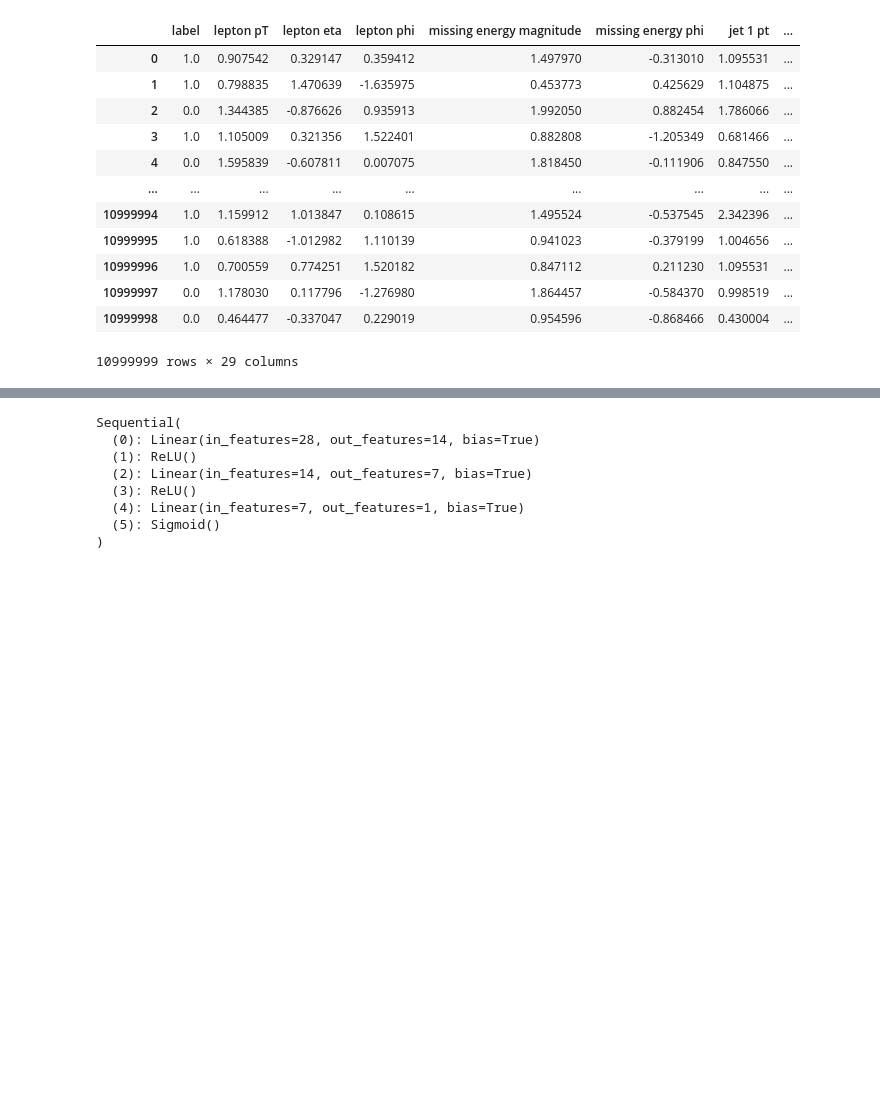
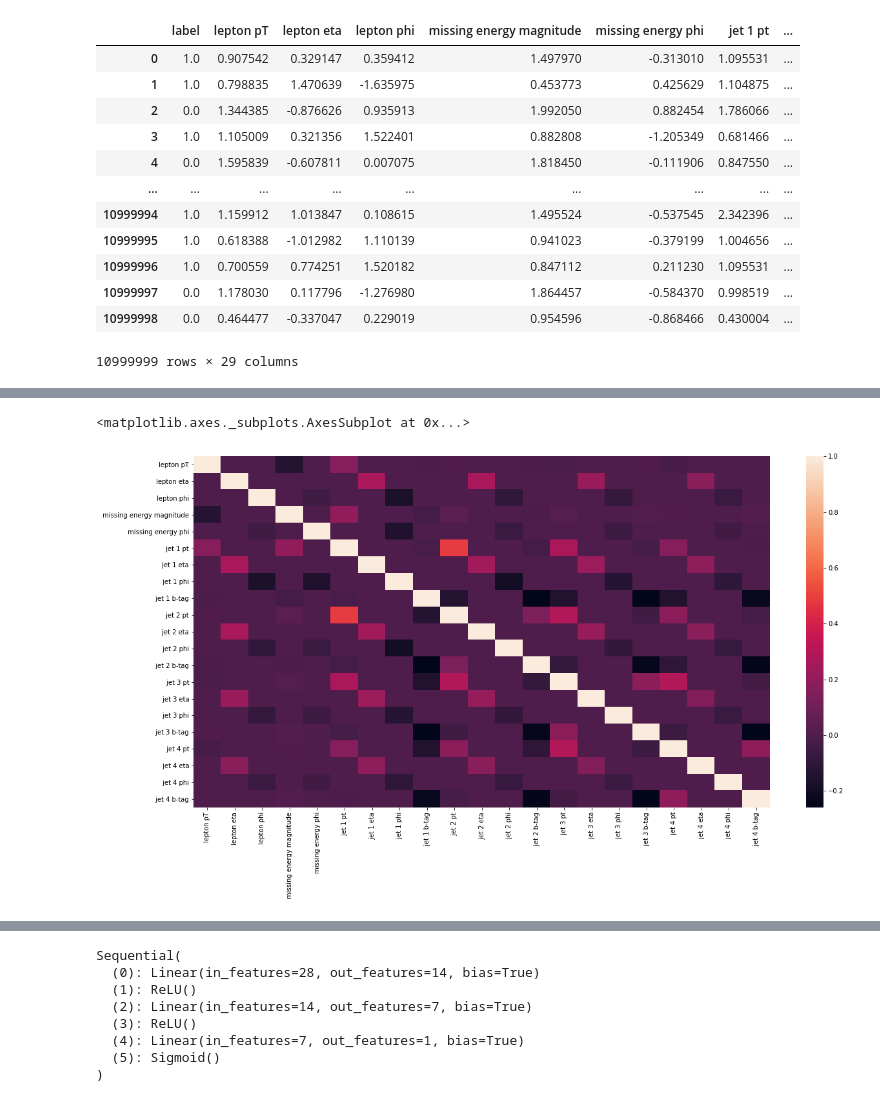
Before and after one commit to Yash-10/Higgs-Classification, a Jupyter notebook: HiggsClassification.ipynb, the cells around one changed output, grey strips where cells are left out. Drawn from its saved outputs; the diff is of its cells as text; code cells hidden in the pictures; blank space fills up the shorter version.

Commit message:
Added some plots

```diff
--- a/HiggsClassification.ipynb
+++ b/HiggsClassification.ipynb
@@ -69,3 +72,6 @@ data
 | 10999997 | 0.0 | 1.178030 | 0.117796 | -1.276980 | 1.864457 | -0.584370 | 0.998519 | ... |
 | 10999998 | 0.0 | 0.464477 | -0.337047 | 0.229019 | 0.954596 | -0.868466 | 0.430004 | ... |
 10999999 rows × 29 columns
+# %%
+drop_cols = data.columns[-7:]
+data = data.drop(columns=list(drop_cols))
@@ -71,0 +94,3 @@ data
+# %%
+data_corr = data.drop(['label'], axis=1).corr()
+print(data_corr)
@@ -71,0 +115,6 @@ data
+# %%
+plt.figure(figsize=(20, 10))
+sns.heatmap(data_corr)
+# %% [output]
+<matplotlib.axes._subplots.AxesSubplot at 0x...>
+[figure, added]
```
Also changed, not shown: parts of 7 cells of this notebook.
